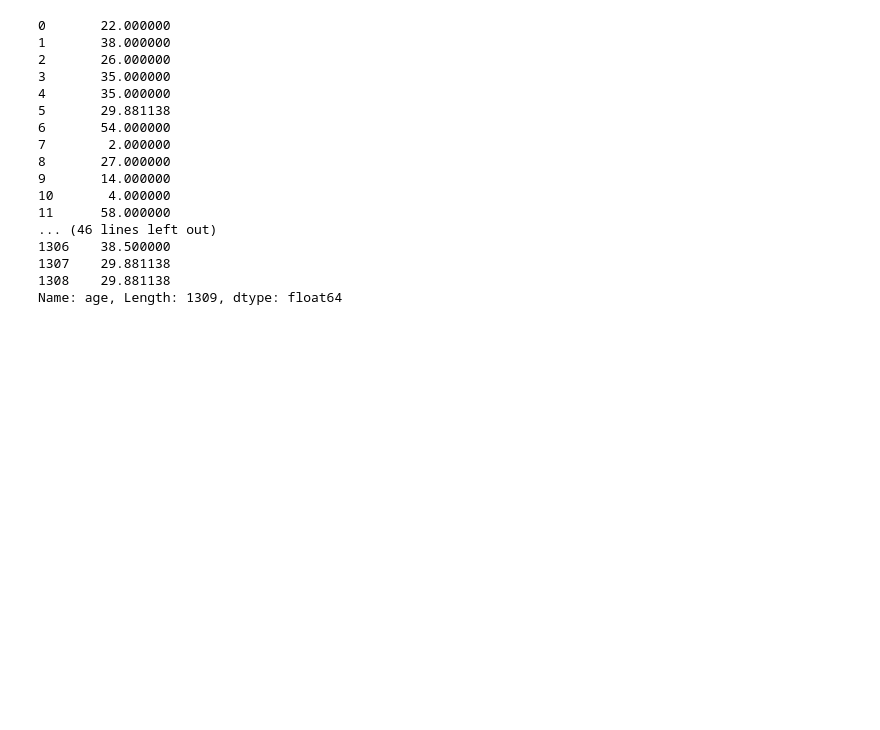
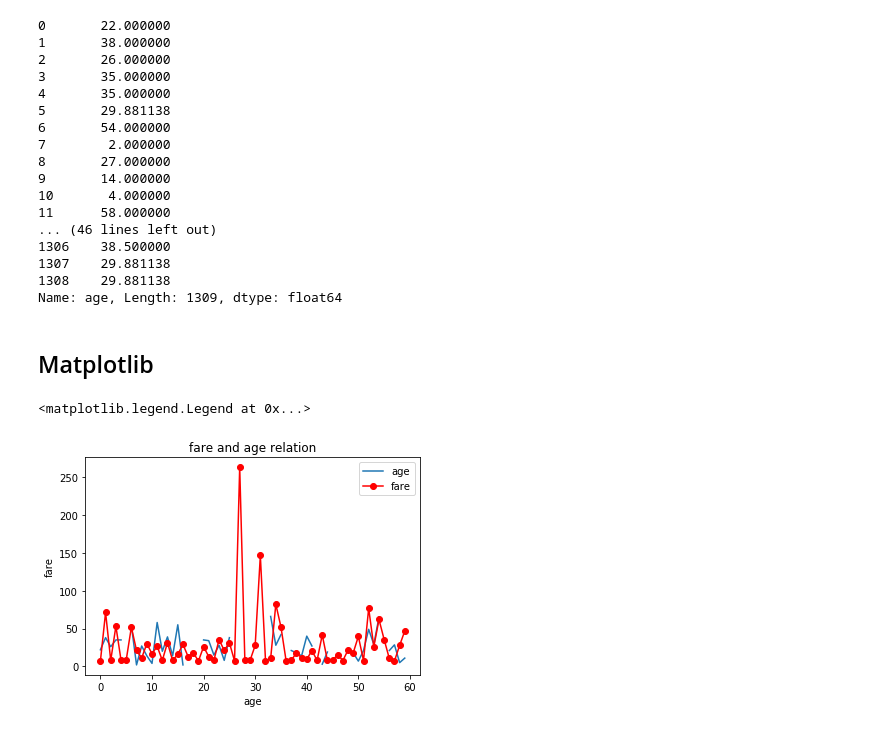
Before and after one commit to johnny12150/ML-100-dyas, a Jupyter notebook: Day01/Winter-Day02.ipynb, the cells around one changed output. Drawn from its saved outputs; the diff is of its cells as text; code cells hidden in the pictures; blank space fills up the shorter version.

```diff
--- a/Day01/Winter-Day02.ipynb
+++ b/Day01/Winter-Day02.ipynb
@@ -351,3 +370,20 @@ titanic_df_select['age'].fillna(titanic_df_select['age'].mean())
 1307    29.881138
 1308    29.881138
 Name: age, Length: 1309, dtype: float64
+# %% [markdown]
+## Matplotlib
+# %%
+# 選前60筆
+t_60 = titanic_df[:60][['age', 'fare']]
+# %%
+%matplotlib inline
+import matplotlib.pyplot as plt
+plt.plot(t_60['age'])
+plt.plot(t_60['fare'], 'r-o')
+plt.xlabel('age')
+plt.ylabel('fare')
+plt.title('fare and age relation')
+plt.legend(loc=0)
+# %% [output]
+<matplotlib.legend.Legend at 0x...>
+[figure, added]
```
Also changed, not shown: parts of 2 cells of this notebook.
